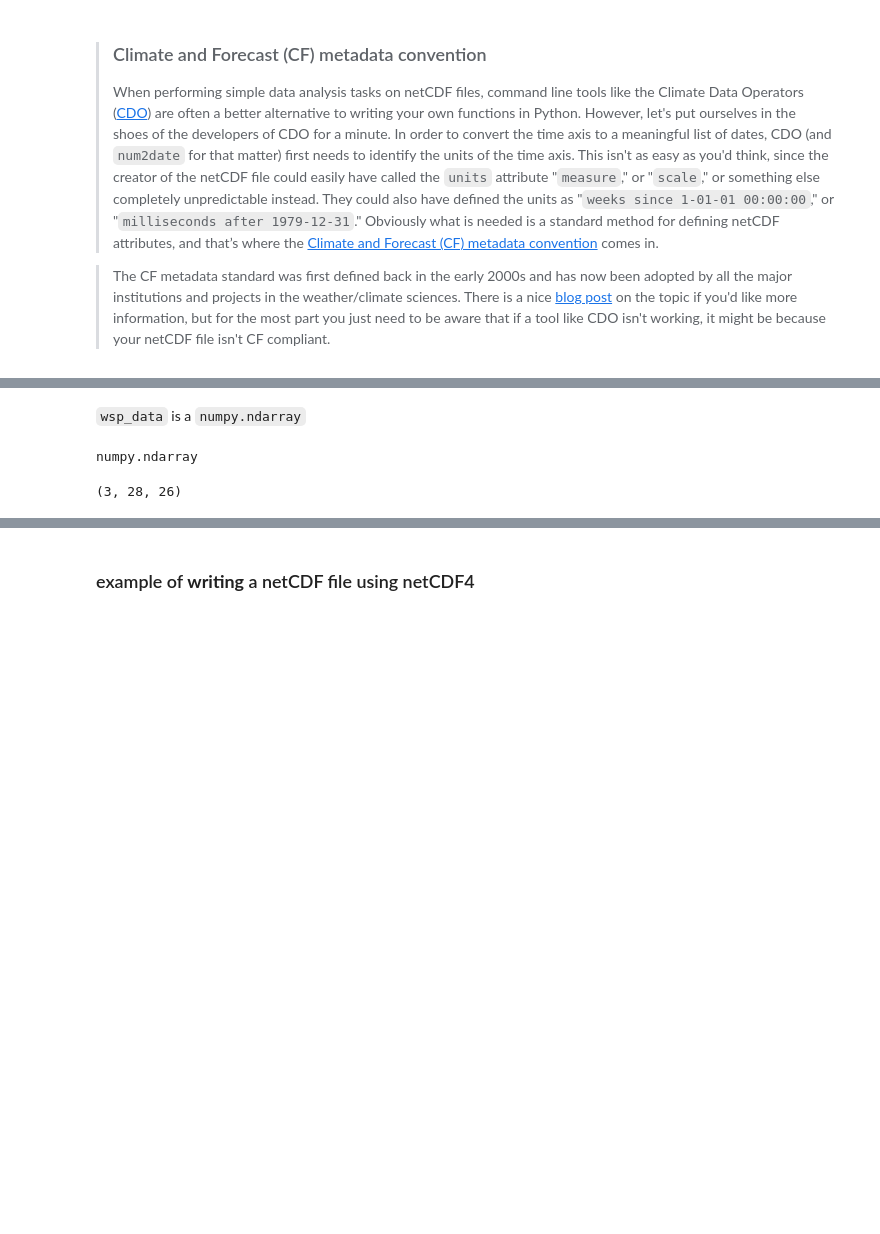
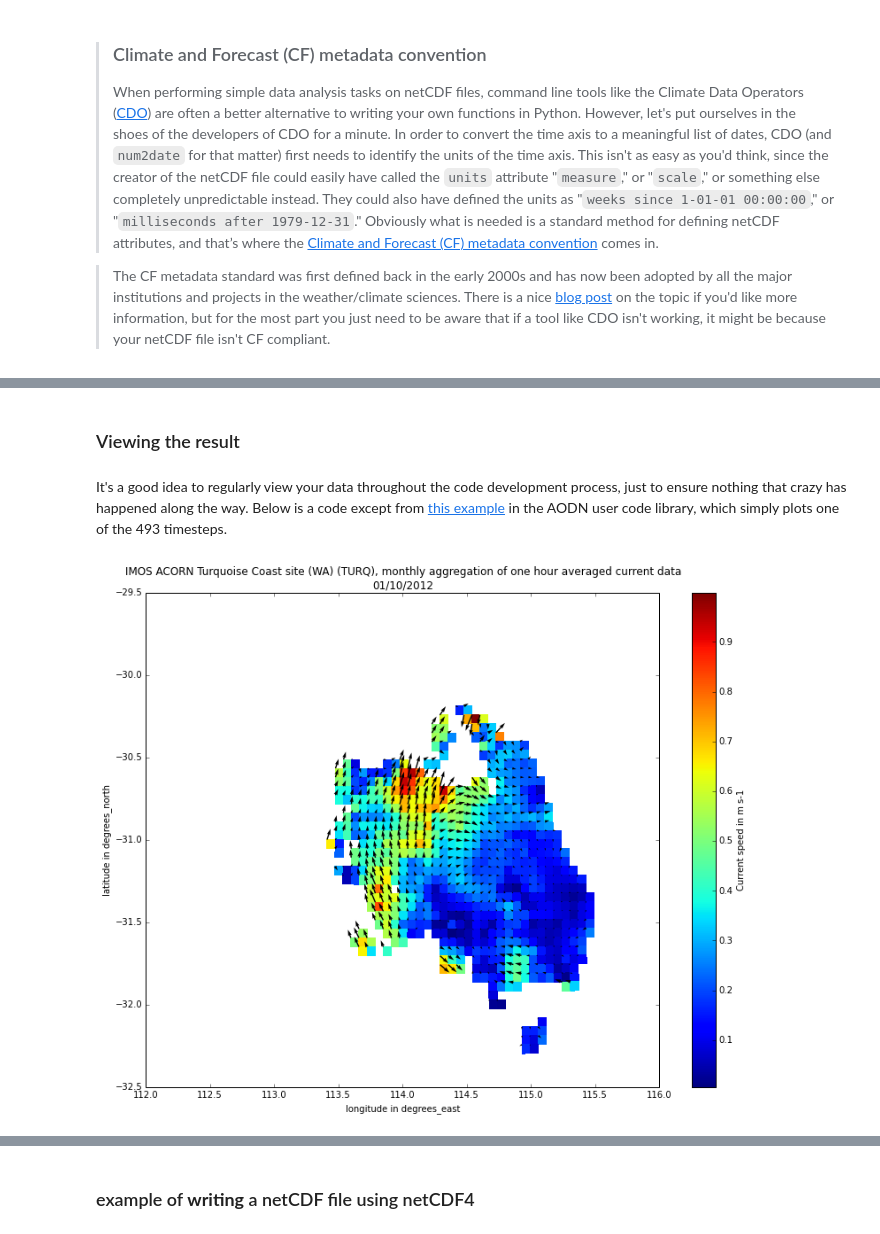
Before and after one commit to DamienIrving/teaching, a Jupyter notebook: swc-python/novice/data.ipynb, the cells around one changed output, grey strips where cells are left out. Saved outputs shown, nothing was run; the diff lists cells and outputs as text; code cells hidden in the pictures; blank space fills up the shorter version.

Commit message:
Added plotting

```diff
--- a/swc-python/novice/data.ipynb
+++ b/swc-python/novice/data.ipynb
@@ -144 +144,4 @@ v_data = v_file.variables['vas'][:]
+# %%
+uData = acorn_DATA.variables['UCUR'][:,:,:]
+vData = acorn_DATA.variables['VCUR'][:,:,:]
 # %% [markdown]
@@ -171,12 +157,39 @@ we can now calculate the wind-speed
 # %%
-wsp_data = (u_data**2 + v_data**2)**0.5
+spData = (uData**2 + vData**2)**0.5
-# %% [markdown]
-`wsp_data` is a `numpy.ndarray`
-# %%
-type(wsp_data)
-# %% [output]
-numpy.ndarray
-# %%
-wsp_data.shape
-# %% [output]
-(3, 28, 26)
+# %% [markdown]
+### Viewing the result
+# %% [markdown]
+It's a good idea to regularly view your data throughout the code development process, just to ensure nothing that crazy has happened along the way. Below is a code except from [this example](https://github.com/aodn/imos-user-code-library/blob/master/Python/demos/acorn.py) in the AODN user code library, which simply plots one of the 493 timesteps.
+# %%
+%matplotlib inline
+from matplotlib.pyplot import figure, pcolor, colorbar, xlabel, ylabel, title, draw, quiver, show
+
+LAT = acorn_DATA.variables['LATITUDE']
+LON = acorn_DATA.variables['LONGITUDE']
+TIME = acorn_DATA.variables['TIME']
+
+# Only one time value is being plotted. modify timeIndex if desired (value between 0 and length(timeData)-1 )
+timeIndex = 4
+speedData = spData[timeIndex,:,:]
+latData = LAT[:]
+lonData = LON[:]
+
+# sea water U and V components
+uData = acorn_DATA.variables['UCUR'][timeIndex,:,:]
+vData = acorn_DATA.variables['VCUR'][timeIndex,:,:]
+units = acorn_DATA.variables['UCUR'].units
+
+figure1 = figure( figsize=(13, 10), dpi=80, facecolor='w', edgecolor='k')
+pcolor(lonData ,latData , speedData)
+cbar = colorbar()
+cbar.ax.set_ylabel('Current speed in ' + units)
+
+title(acorn_DATA.title + '\n' + num2date(TIME[timeIndex], TIME.units, TIME.calendar).strftime('%d/%m/%Y'))
+xlabel(LON.long_name + ' in ' + LON.units)
+ylabel(LAT.long_name + ' in ' + LAT.units)
+
+#plot velocity field
+Q = quiver( lonData[:], latData[:], uData, vData, units='width')
+show()
+# %% [output]
+[figure, added]
```
Also changed, not shown: parts of 28 cells of this notebook.
